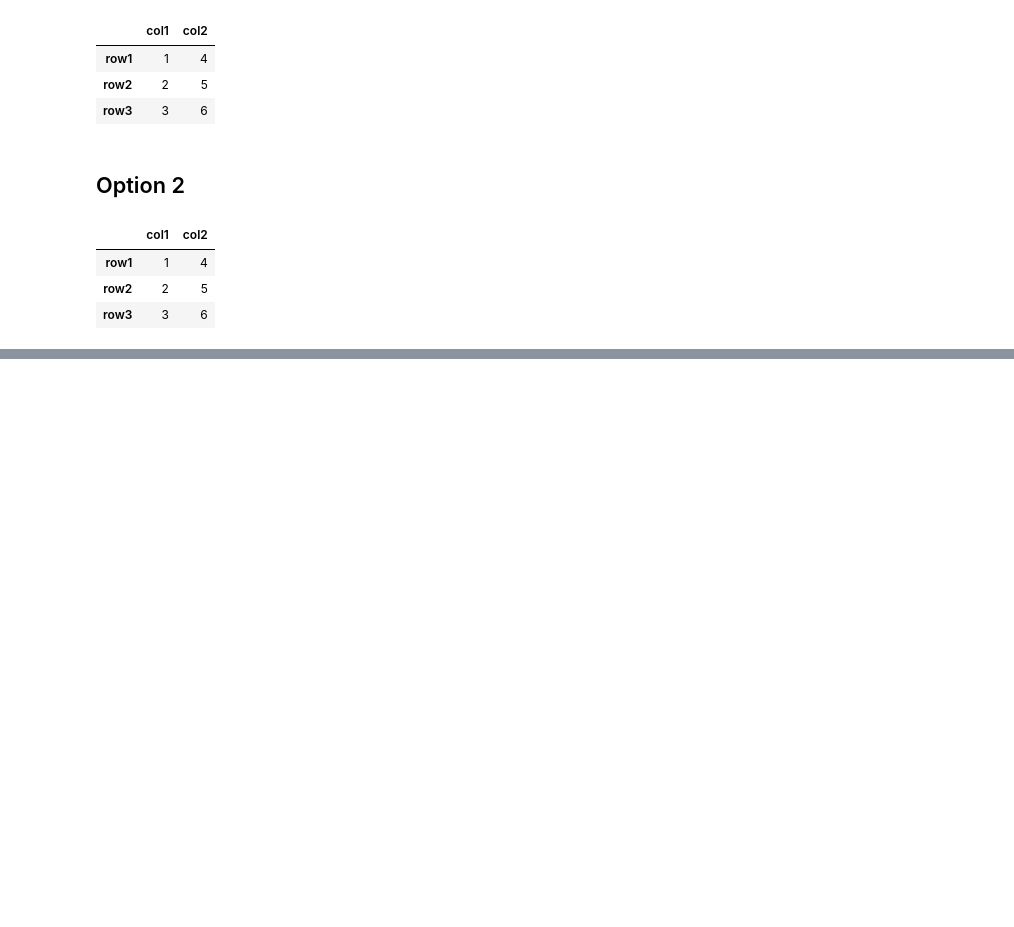
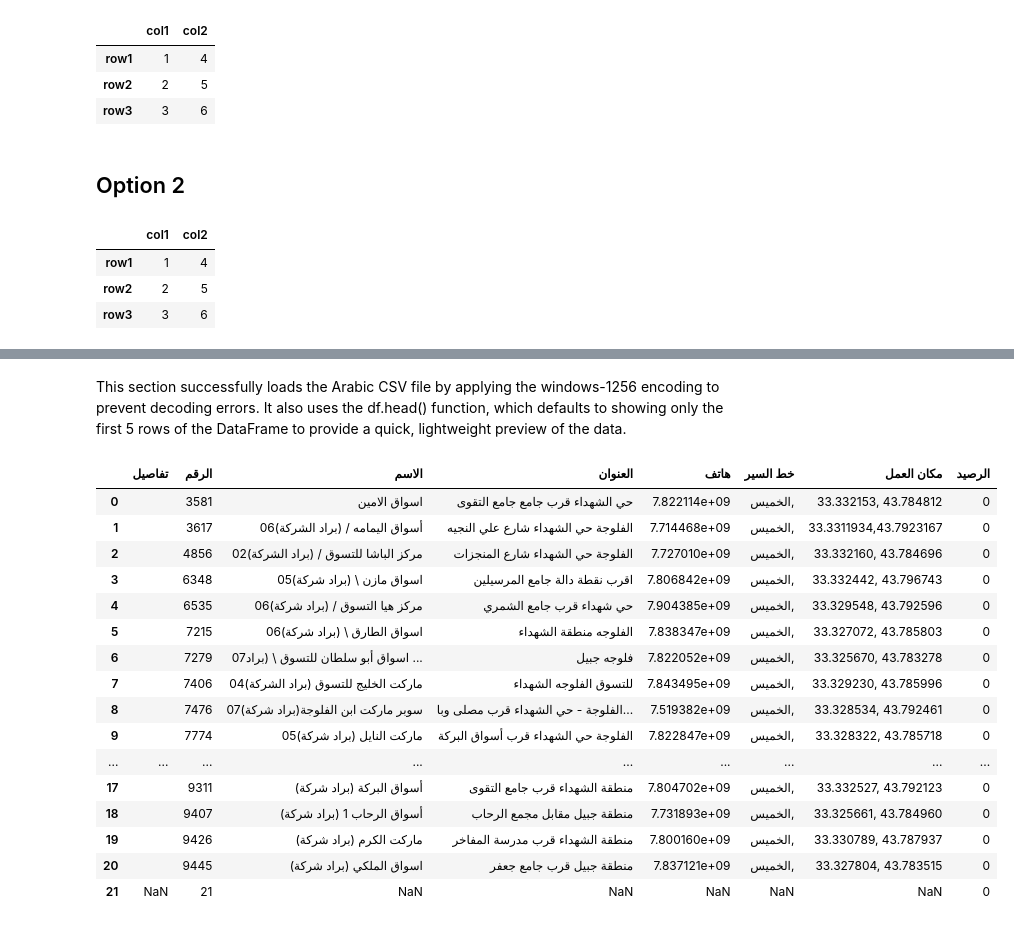
Before and after one commit to SaadRimeh/python-data-analysis-projects, a Jupyter notebook: Example.ipynb, the cells around one changed output, grey strips where cells are left out. Saved outputs shown, nothing was run; the diff lists cells and outputs as text; code cells hidden in the pictures; blank space fills up the shorter version.

Commit message:
Creating a DataFrame From a csv file¶

```diff
--- a/Example.ipynb
+++ b/Example.ipynb
@@ -644,0 +668,3 @@ df
+# %%
+# reading the csv file
+df_exam = pd.read_csv('testcsv2.CSV', encoding='windows-1256')
@@ -644,0 +680,2 @@ df
+# %% [markdown]
+This section successfully loads the Arabic CSV file by applying the windows-1256 encoding to prevent decoding errors. It also uses the df.head() function, which defaults to showing only the first 5 rows of the DataFrame to provide a quick, lightweight preview of the data.
@@ -644,0 +684,20 @@ df
+# %%
+df_exam
+# %% [output]
+|  | تفاصيل | الرقم | الاسم | العنوان | هاتف | خط السير | مكان العمل | الرصيد |
+| 0 |  | 3581 | اسواق الامين | حي الشهداء قرب جامع جامع التقوى | 7.822114e+09 | الخميس, | 33.332153, 43.784812 | 0 |
+| 1 |  | 3617 | 06أسواق اليمامه / (براد الشركة) | الفلوجة حي الشهداء شارع علي النجيه | 7.714468e+09 | الخميس, | 33.3311934,43.7923167 | 0 |
+| 2 |  | 4856 | 02مركز الباشا للتسوق / (براد الشركة) | الفلوجة حي الشهداء شارع المنجزات | 7.727010e+09 | الخميس, | 33.332160, 43.784696 | 0 |
+| 3 |  | 6348 | 05اسواق مازن \ (براد شركة) | اقرب نقطة دالة جامع المرسيلين | 7.806842e+09 | الخميس, | 33.332442, 43.796743 | 0 |
+| 4 |  | 6535 | 06مركز هيا التسوق / (براد شركة) | حي شهداء قرب جامع الشمري | 7.904385e+09 | الخميس, | 33.329548, 43.792596 | 0 |
+| 5 |  | 7215 | 06اسواق الطارق \ (براد شركة) | الفلوجه منطقة الشهداء | 7.838347e+09 | الخميس, | 33.327072, 43.785803 | 0 |
+| 6 |  | 7279 | 07اسواق أبو سلطان للتسوق \ (براد ... | فلوجه جبيل | 7.822052e+09 | الخميس, | 33.325670, 43.783278 | 0 |
+| 7 |  | 7406 | 04ماركت الخليج للتسوق (براد الشركة) | للتسوق الفلوجه الشهداء | 7.843495e+09 | الخميس, | 33.329230, 43.785996 | 0 |
+| 8 |  | 7476 | 07سوبر ماركت ابن الفلوجة(براد شركة) | الفلوجة - حي الشهداء قرب مصلى وبا... | 7.519382e+09 | الخميس, | 33.328534, 43.792461 | 0 |
+| 9 |  | 7774 | 05ماركت النايل (براد شركة) | الفلوجة حي الشهداء قرب أسواق البركة | 7.822847e+09 | الخميس, | 33.328322, 43.785718 | 0 |
+| ... | ... | ... | ... | ... | ... | ... | ... | ... |
+| 17 |  | 9311 | أسواق البركة (براد شركة) | منطقة الشهداء قرب جامع التقوى | 7.804702e+09 | الخميس, | 33.332527, 43.792123 | 0 |
+| 18 |  | 9407 | أسواق الرحاب 1 (براد شركة) | منطقة جبيل مقابل مجمع الرحاب | 7.731893e+09 | الخميس, | 33.325661, 43.784960 | 0 |
+| 19 |  | 9426 | ماركت الكرم (براد شركة) | منطقة الشهداء قرب مدرسة المفاخر | 7.800160e+09 | الخميس, | 33.330789, 43.787937 | 0 |
+| 20 |  | 9445 | اسواق الملكي (براد شركة) | منطقة جبيل قرب جامع جعفر | 7.837121e+09 | الخميس, | 33.327804, 43.783515 | 0 |
+| 21 | NaN | 21 | NaN | NaN | NaN | NaN | NaN | 0 |
```
Also changed, not shown: parts of 32 cells of this notebook, 1 other file.
